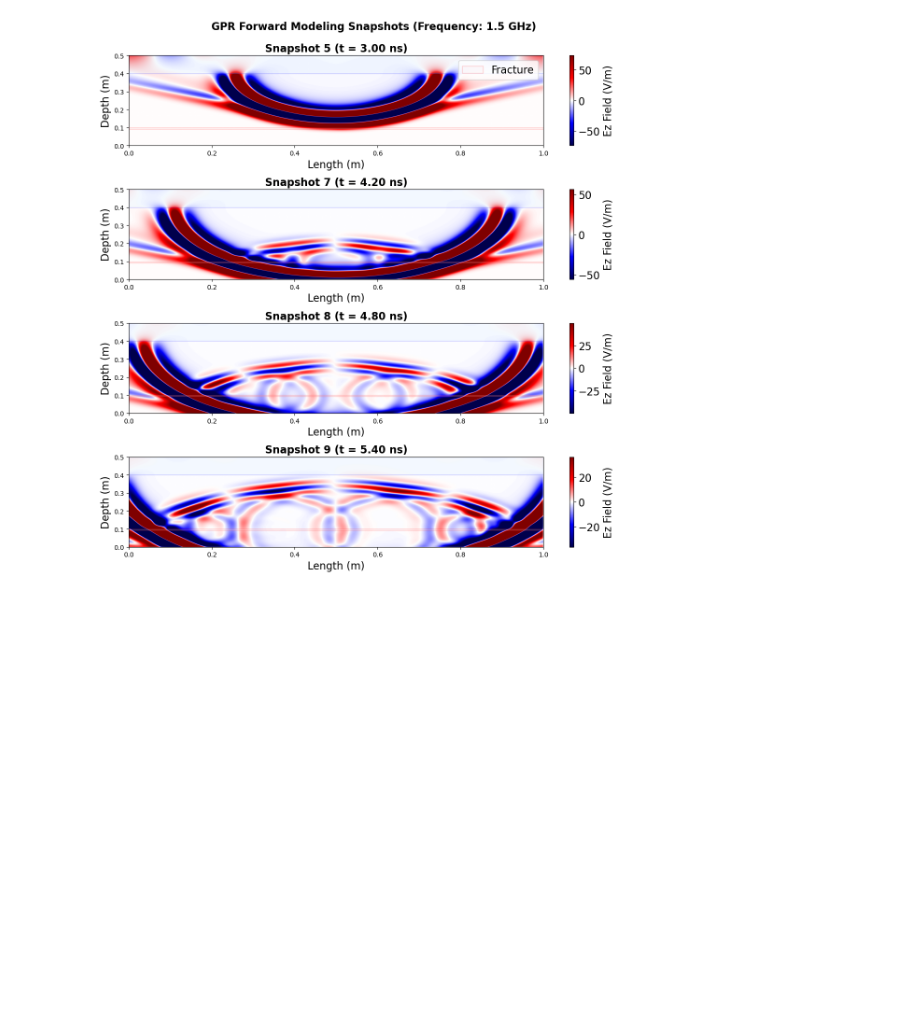
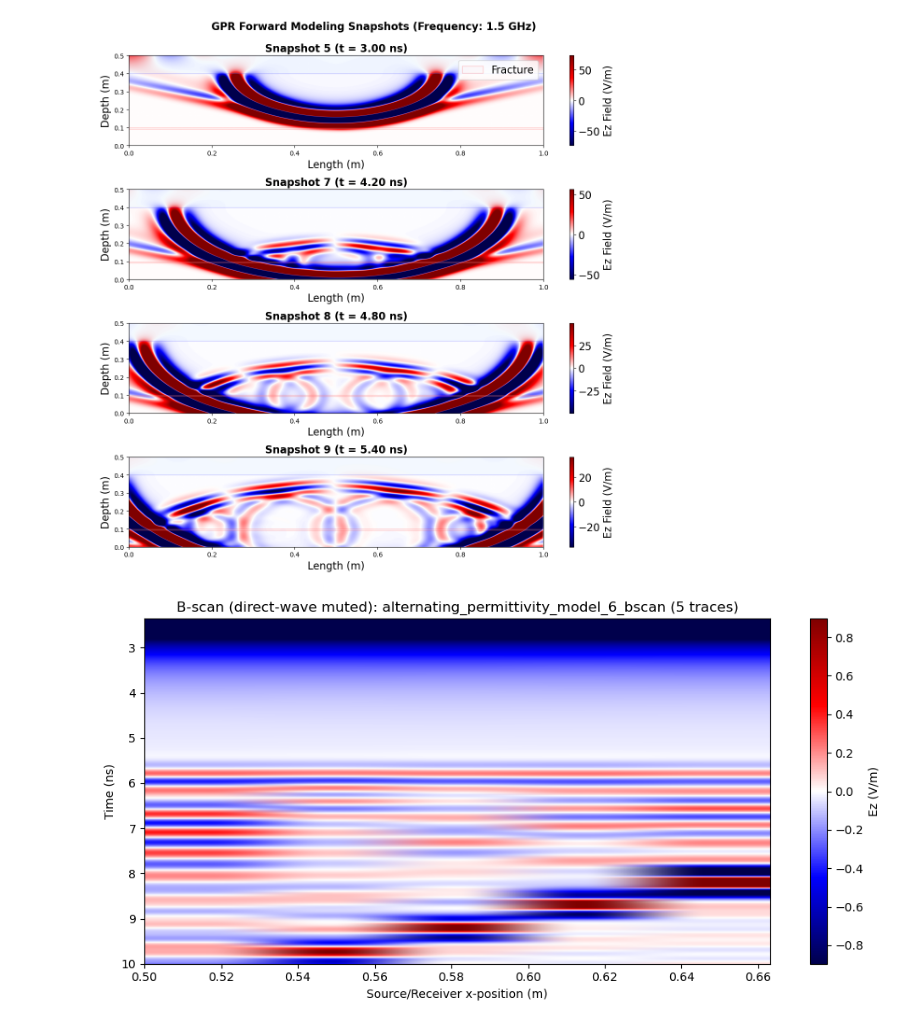
Before and after one commit to ConnervanK/Thesiss, a Jupyter notebook: True_and_Baseline_Models/Model_adjuster.ipynb, the cells around one changed output. Drawn from its saved outputs; the diff is of its cells as text; code cells hidden in the pictures; blank space fills up the shorter version.

```diff
--- a/True_and_Baseline_Models/Model_adjuster.ipynb
+++ b/True_and_Baseline_Models/Model_adjuster.ipynb
@@ -241,3 +294,99 @@ plt.tight_layout()
 plt.show()
 # %% [output]
 [figure]
+# %%
+# --- Plot B-scan results from multi-trace run ---
+from pathlib import Path
+import re
+
+rxnumber = 1
+rxcomponent = 'Ez'
+base_name = 'alternating_permittivity_model_6_bscan'
+model_dir = Path('..') / 'True_and_Baseline_Models'
+in_file = model_dir / f'{base_name}.in'
+skip_rows = 5000  # direct-wave mute: skip early-time samples
+
+# Collect output files from gprMax -n run, e.g. ..._bscan1.out, ..._bscan2.out, ...
+out_files = list(model_dir.glob(f'{base_name}[0-9]*.out'))
+
+def _trace_index(path_obj):
+    m = re.search(r'(\d+)$', path_obj.stem)
+    return int(m.group(1)) if m else -1
+
+out_files = sorted(out_files, key=_trace_index)
+
+if not out_files:
+    print('No per-trace B-scan output files found.')
+    print(f'Expected files like: {base_name}1.out, {base_name}2.out, ...')
+else:
+    traces = []
+    dt = None
+    for f in out_files:
+        data_i, dt_i = get_output_data(str(f), rxnumber, rxcomponent)
+        traces.append(np.asarray(data_i).ravel())
+        if dt is None:
+            dt = dt_i
+
+    # Ensure all traces use common time-sample count.
+    nmin = min(len(t) for t in traces)
+    traces = [t[:nmin] for t in traces]
+    bscan = np.column_stack(traces)  # shape: [time, trace]
+
+    # Parse source start x and src step from .in for physically meaningful x-axis.
+    x0 = 0.0
+    dx = 1.0
+    if in_file.exists():
+        txt = in_file.read_text()
+        m_src = re.search(r'#hertzian_dipole:\s+z\s+([0-9eE+\-.]+)', txt)
+        m_step = re.search(r'#src_steps:\s+([0-9eE+\-.]+)', txt)
+        if m_src:
+            x0 = float(m_src.group(1))
+        if m_step:
+            dx = float(m_step.group(1))
+
+    ntr = bscan.shape[1]
+    x = x0 + dx * np.arange(ntr)
+    t_ns = np.arange(bscan.shape[0]) * dt * 1e9
+
+    # Skip first rows dominated by direct wave.
+    if skip_rows >= bscan.shape[0]:
+        raise ValueError(f'skip_rows={skip_rows} is too large for trace length {bscan.shape[0]}.')
+    bscan_gated = bscan[skip_rows:, :]
+    t_ns_gated = t_ns[skip_rows:]
+
+    plt.figure(figsize=(10, 5))
+    vmax = np.max(np.abs(bscan_gated)) * 0.3
+    plt.imshow(
+        bscan_gated,
+        aspect='auto',
+        cmap='seismic',
+        vmin=-vmax,
+        vmax=vmax,
+        extent=[x[0], x[-1], t_ns_gated[-1], t_ns_gated[0]]
+    )
+    plt.xlabel('Source/Receiver x-position (m)')
+    plt.ylabel('Time (ns)')
+    plt.title(f'B-scan (direct-wave muted): {base_name} ({ntr} traces)')
+    cbar = plt.colorbar()
+    cbar.set_label('Ez (V/m)')
+    plt.tight_layout()
+    plt.show()
+
+    # Quick check: a few representative A-scans (also muted).
+    sample_cols = sorted(set([0, ntr // 2, ntr - 1]))
+    plt.figure(figsize=(10, 4))
+    for c in sample_cols:
+        plt.plot(t_ns_gated, bscan_gated[:, c], label=f'Trace {c+1} (x={x[c]:.3f} m)')
+    plt.xlabel('Time (ns)')
+    plt.ylabel('Ez (V/m)')
+    plt.title('Representative A-scans from B-scan (direct-wave muted)')
+    plt.legend()
+    plt.grid(True, alpha=0.3)
+    plt.tight_layout()
+    plt.show()
+
+    print(f'Loaded {ntr} traces from {model_dir}.')
+    print(f'Sampling interval dt = {dt:.3e} s')
+    print(f'Skipped first {skip_rows} rows ({t_ns[skip_rows]:.3f} ns start time).')
+# %% [output]
+[figure, added]
```
Also changed, not shown: parts of 3 cells of this notebook, 1 other file.
